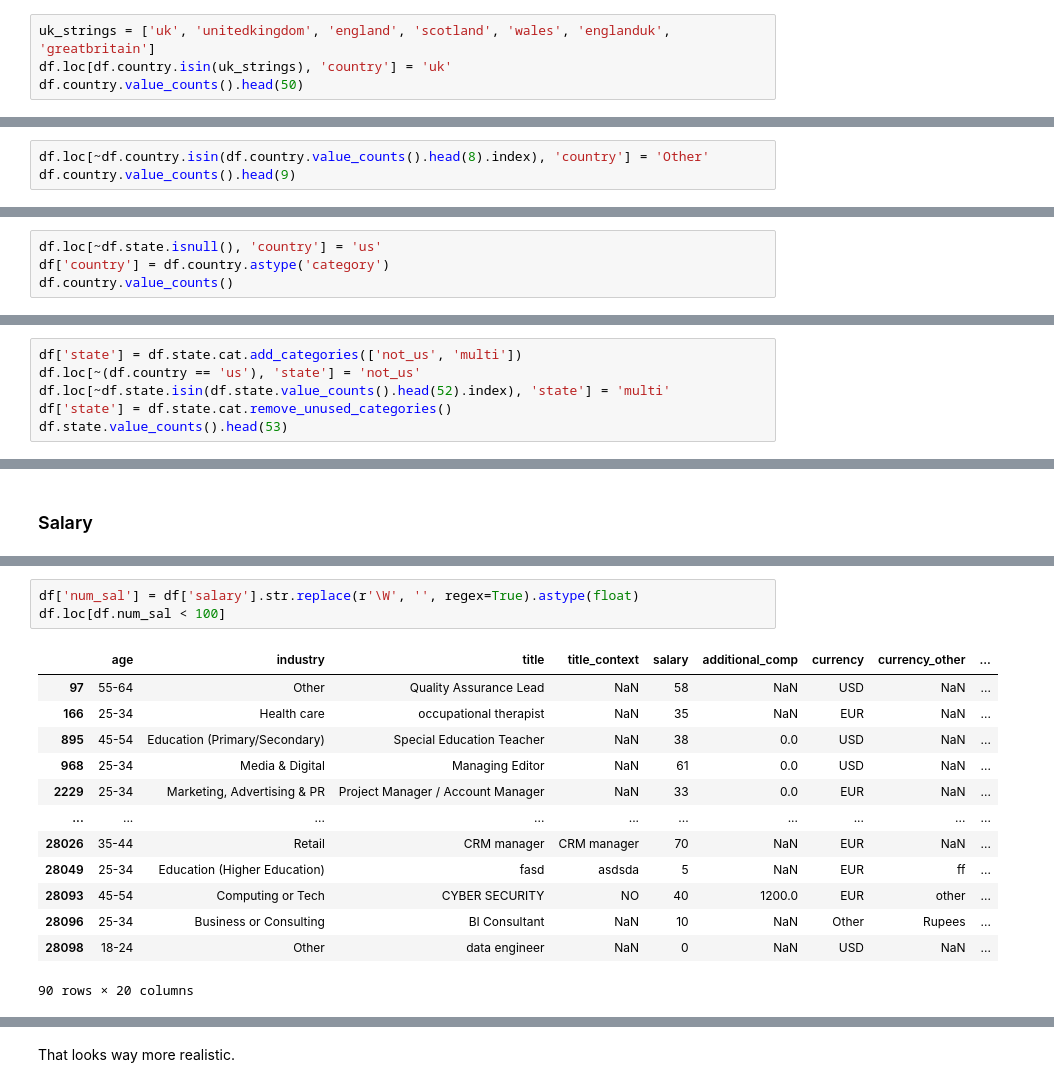
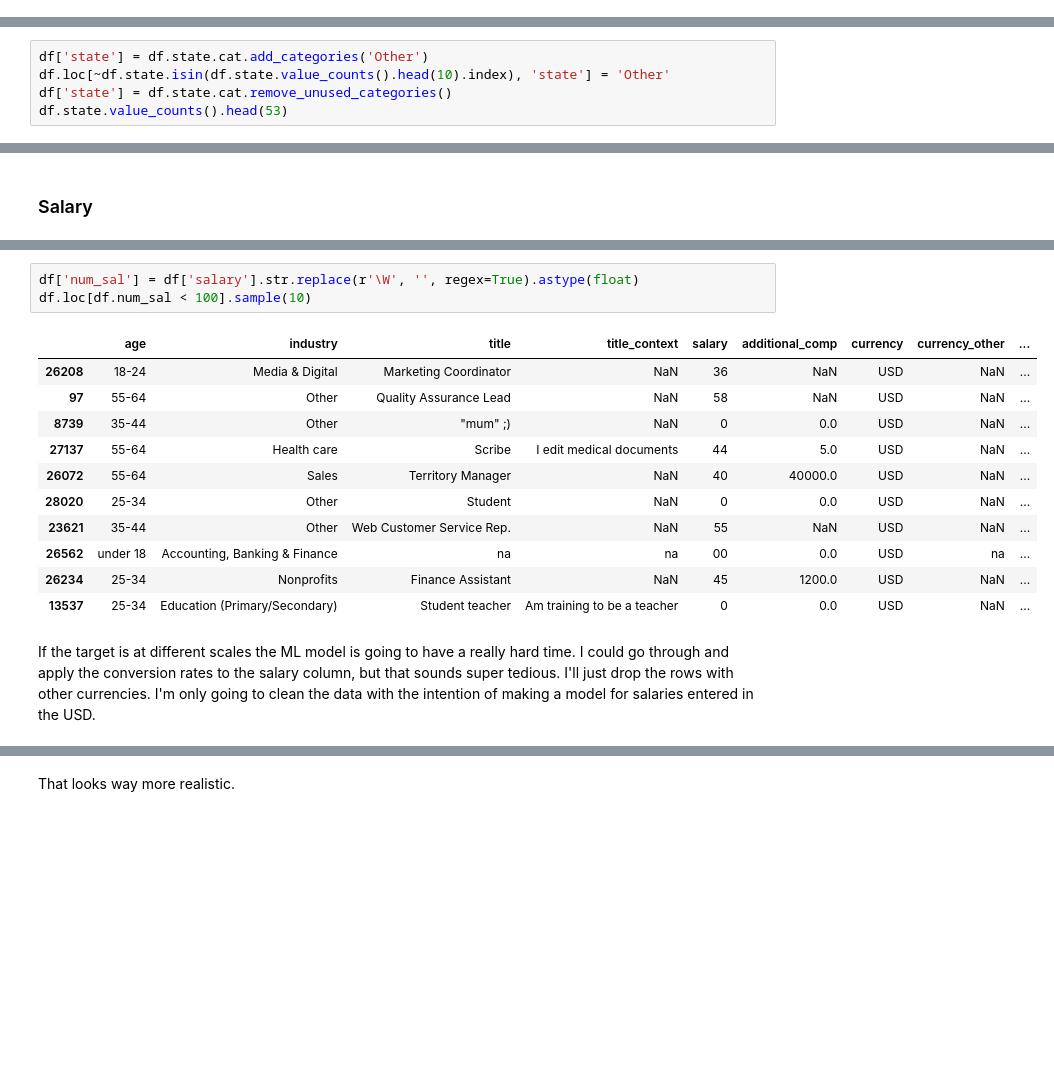
Before and after one commit to Feebami/MSDS610, a Jupyter notebook: Week4/MSDS610_Wk4_DataCleaning_Hamel.ipynb, the cells around one changed output, grey strips where cells are left out. Saved outputs shown, nothing was run; the diff lists cells and outputs as text; blank space fills up the shorter version.

```diff
--- a/Week4/MSDS610_Wk4_DataCleaning_Hamel.ipynb
+++ b/Week4/MSDS610_Wk4_DataCleaning_Hamel.ipynb
@@ -385,4 +390,0 @@ Name: count, dtype: int64
-# %%
-uk_strings = ['uk', 'unitedkingdom', 'england', 'scotland', 'wales', 'englanduk', 'greatbritain']
-df.loc[df.country.isin(uk_strings), 'country'] = 'uk'
-df.country.value_counts().head(50)
@@ -409,3 +390,0 @@ Okay, I'm done spending time on that. I'll just use the countries with more than
-# %%
-df.loc[~df.country.isin(df.country.value_counts().head(8).index), 'country'] = 'Other'
-df.country.value_counts().head(9)
@@ -426,4 +390,0 @@ If they selected a state, they should be in the US.
-# %%
-df.loc[~df.state.isnull(), 'country'] = 'us'
-df['country'] = df.country.astype('category')
-df.country.value_counts()
@@ -486,7 +435,6 @@ I'll keep all the single states and put the rest to 'multi'. Samples with countr
 # %%
-df['state'] = df.state.cat.add_categories(['not_us', 'multi'])
-df.loc[~(df.country == 'us'), 'state'] = 'not_us'
-df.loc[~df.state.isin(df.state.value_counts().head(52).index), 'state'] = 'multi'
+df['state'] = df.state.cat.add_categories('Other')
+df.loc[~df.state.isin(df.state.value_counts().head(10).index), 'state'] = 'Other'
 df['state'] = df.state.cat.remove_unused_categories()
 df.state.value_counts().head(53)
 # %% [output]
@@ -556,18 +500,18 @@ max      6.000070e+09
 Name: salary, dtype: float64
 # %%
 df['num_sal'] = df['salary'].str.replace(r'\W', '', regex=True).astype(float)
-df.loc[df.num_sal < 100]
+df.loc[df.num_sal < 100].sample(10)
 # %% [output]
 |  | age | industry | title | title_context | salary | additional_comp | currency | currency_other | ... |
+| 26208 | 18-24 | Media & Digital | Marketing Coordinator | NaN | 36 | NaN | USD | NaN | ... |
 | 97 | 55-64 | Other | Quality Assurance Lead | NaN | 58 | NaN | USD | NaN | ... |
-| 166 | 25-34 | Health care | occupational therapist | NaN | 35 | NaN | EUR | NaN | ... |
-| 895 | 45-54 | Education (Primary/Secondary) | Special Education Teacher | NaN | 38 | 0.0 | USD | NaN | ... |
-| 968 | 25-34 | Media & Digital | Managing Editor | NaN | 61 | 0.0 | USD | NaN | ... |
-| 2229 | 25-34 | Marketing, Advertising & PR | Project Manager / Account Manager | NaN | 33 | 0.0 | EUR | NaN | ... |
-| ... | ... | ... | ... | ... | ... | ... | ... | ... | ... |
-| 28026 | 35-44 | Retail | CRM manager | CRM manager | 70 | NaN | EUR | NaN | ... |
-| 28049 | 25-34 | Education (Higher Education) | fasd | asdsda | 5 | NaN | EUR | ff | ... |
-| 28093 | 45-54 | Computing or Tech | CYBER SECURITY | NO | 40 | 1200.0 | EUR | other | ... |
-| 28096 | 25-34 | Business or Consulting | BI Consultant | NaN | 10 | NaN | Other | Rupees | ... |
-| 28098 | 18-24 | Other | data engineer | NaN | 0 | NaN | USD | NaN | ... |
+| 8739 | 35-44 | Other | "mum" ;) | NaN | 0 | 0.0 | USD | NaN | ... |
+| 27137 | 55-64 | Health care | Scribe | I edit medical documents | 44 | 5.0 | USD | NaN | ... |
+| 26072 | 55-64 | Sales | Territory Manager | NaN | 40 | 40000.0 | USD | NaN | ... |
+| 28020 | 25-34 | Other | Student | NaN | 0 | 0.0 | USD | NaN | ... |
+| 23621 | 35-44 | Other | Web Customer Service Rep. | NaN | 55 | NaN | USD | NaN | ... |
+| 26562 | under 18 | Accounting, Banking & Finance | na | na | 00 | 0.0 | USD | na | ... |
+| 26234 | 25-34 | Nonprofits | Finance Assistant | NaN | 45 | 1200.0 | USD | NaN | ... |
+| 13537 | 25-34 | Education (Primary/Secondary) | Student teacher | Am training to be a teacher | 0 | 0.0 | USD | NaN | ... |
-90 rows × 20 columns
+# %% [markdown]
+If the target is at different scales the ML model is going to have a really hard time. I could go through and apply the conversion rates to the salary column, but that sounds super tedious. I'll just drop the rows with other currencies. I'm only going to clean the data with the intention of making a model for salaries entered in the USD.
```
Also changed, not shown: parts of 54 cells of this notebook.
